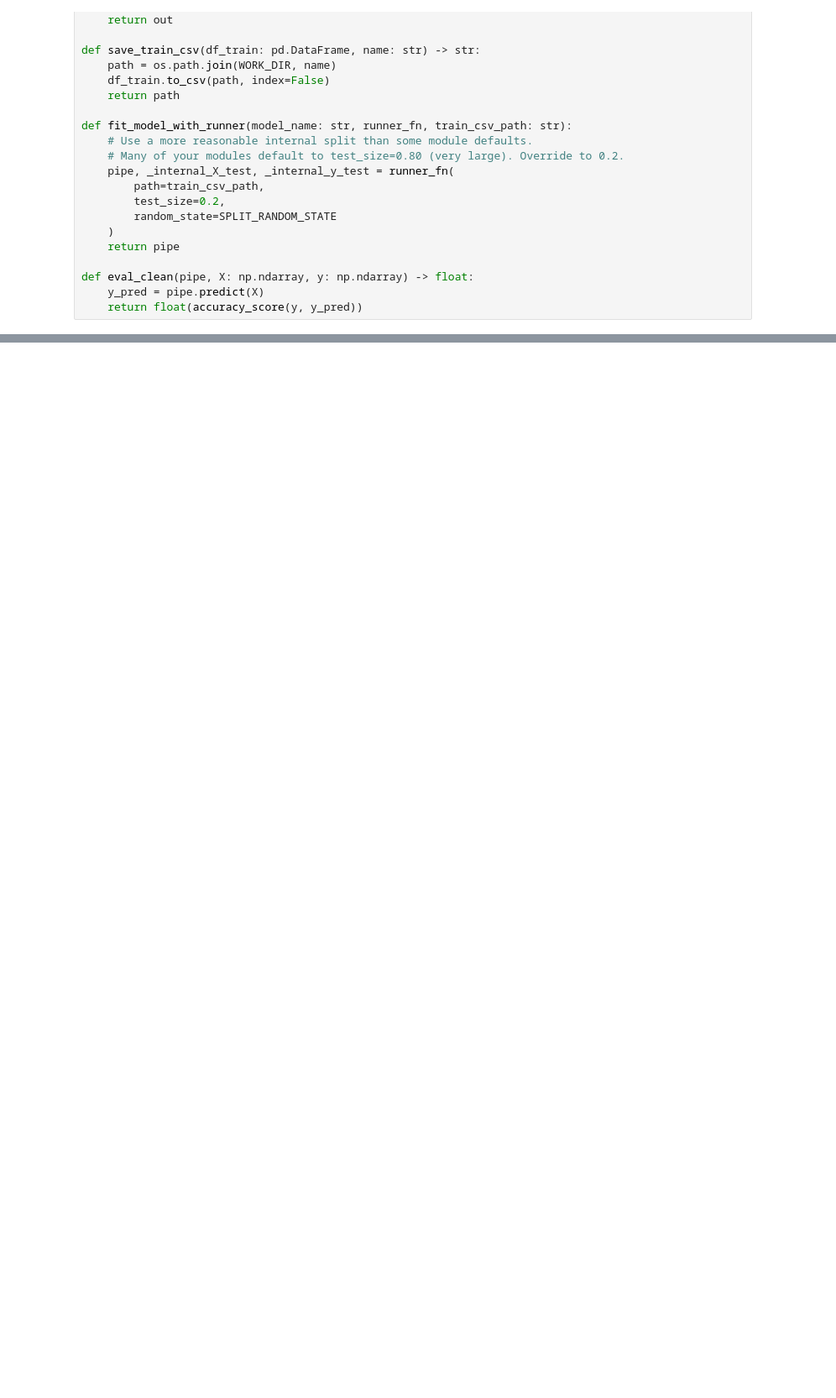
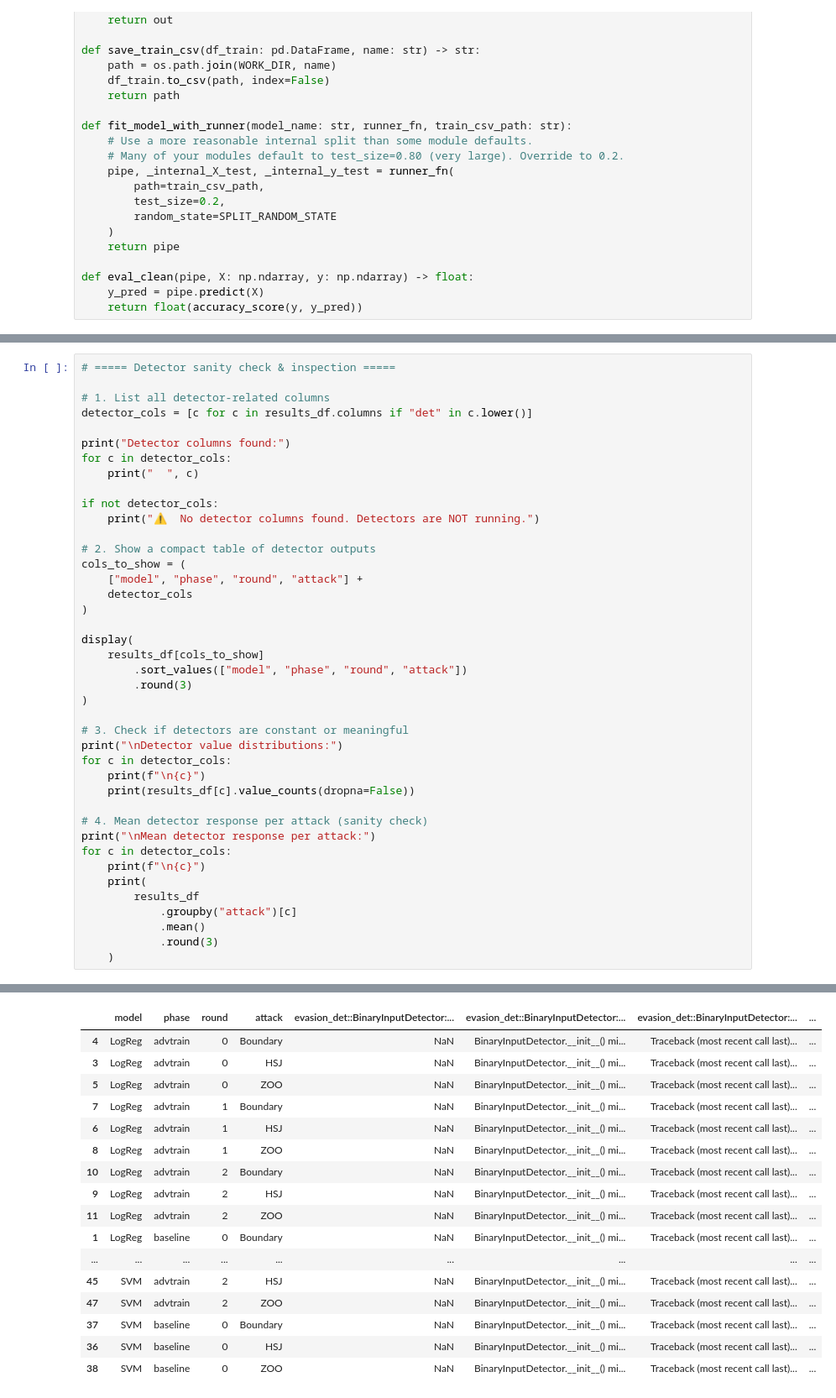
Before and after one commit to jansalafia/AnomalyDetection, a Jupyter notebook: Robustness_Pipeline.ipynb, the cells around one changed output, grey strips where cells are left out. Shown: that part at 84% size. Saved outputs shown, nothing was run; the diff lists cells and outputs as text; blank space fills up the shorter version.

```diff
--- a/Robustness_Pipeline.ipynb
+++ b/Robustness_Pipeline.ipynb
@@ -736,0 +765,42 @@ Saved: StandardizedRuns\standardized_results.csv
+# %%
+# ===== Detector sanity check & inspection =====
+
+# 1. List all detector-related columns
+detector_cols = [c for c in results_df.columns if "det" in c.lower()]
+
+print("Detector columns found:")
+for c in detector_cols:
+    print("  ", c)
+
+if not detector_cols:
+    print("⚠️  No detector columns found. Detectors are NOT running.")
+
+# 2. Show a compact table of detector outputs
+cols_to_show = (
+    ["model", "phase", "round", "attack"] +
+    detector_cols
+)
+
+display(
+    results_df[cols_to_show]
+        .sort_values(["model", "phase", "round", "attack"])
+        .round(3)
+)
+
+# 3. Check if detectors are constant or meaningful
+print("\nDetector value distributions:")
+for c in detector_cols:
+    print(f"\n{c}")
+    print(results_df[c].value_counts(dropna=False))
+
+# 4. Mean detector response per attack (sanity check)
+print("\nMean detector response per attack:")
+for c in detector_cols:
+    print(f"\n{c}")
+    print(
+        results_df
+            .groupby("attack")[c]
+            .mean()
+            .round(3)
+    )
+# %% [output]
@@ -736,0 +817,17 @@ Saved: StandardizedRuns\standardized_results.csv
+|  | model | phase | round | attack | evasion_det::BinaryInputDetector:... | evasion_det::BinaryInputDetector:... | evasion_det::BinaryInputDetector:... | ... |
+| 4 | LogReg | advtrain | 0 | Boundary | NaN | BinaryInputDetector.__init__() mi... | Traceback (most recent call last)... | ... |
+| 3 | LogReg | advtrain | 0 | HSJ | NaN | BinaryInputDetector.__init__() mi... | Traceback (most recent call last)... | ... |
+| 5 | LogReg | advtrain | 0 | ZOO | NaN | BinaryInputDetector.__init__() mi... | Traceback (most recent call last)... | ... |
+| 7 | LogReg | advtrain | 1 | Boundary | NaN | BinaryInputDetector.__init__() mi... | Traceback (most recent call last)... | ... |
+| 6 | LogReg | advtrain | 1 | HSJ | NaN | BinaryInputDetector.__init__() mi... | Traceback (most recent call last)... | ... |
+| 8 | LogReg | advtrain | 1 | ZOO | NaN | BinaryInputDetector.__init__() mi... | Traceback (most recent call last)... | ... |
+| 10 | LogReg | advtrain | 2 | Boundary | NaN | BinaryInputDetector.__init__() mi... | Traceback (most recent call last)... | ... |
+| 9 | LogReg | advtrain | 2 | HSJ | NaN | BinaryInputDetector.__init__() mi... | Traceback (most recent call last)... | ... |
+| 11 | LogReg | advtrain | 2 | ZOO | NaN | BinaryInputDetector.__init__() mi... | Traceback (most recent call last)... | ... |
+| 1 | LogReg | baseline | 0 | Boundary | NaN | BinaryInputDetector.__init__() mi... | Traceback (most recent call last)... | ... |
+| ... | ... | ... | ... | ... | ... | ... | ... | ... |
+| 45 | SVM | advtrain | 2 | HSJ | NaN | BinaryInputDetector.__init__() mi... | Traceback (most recent call last)... | ... |
+| 47 | SVM | advtrain | 2 | ZOO | NaN | BinaryInputDetector.__init__() mi... | Traceback (most recent call last)... | ... |
+| 37 | SVM | baseline | 0 | Boundary | NaN | BinaryInputDetector.__init__() mi... | Traceback (most recent call last)... | ... |
+| 36 | SVM | baseline | 0 | HSJ | NaN | BinaryInputDetector.__init__() mi... | Traceback (most recent call last)... | ... |
+| 38 | SVM | baseline | 0 | ZOO | NaN | BinaryInputDetector.__init__() mi... | Traceback (most recent call last)... | ... |
```
Also changed, not shown: parts of 9 cells of this notebook.
